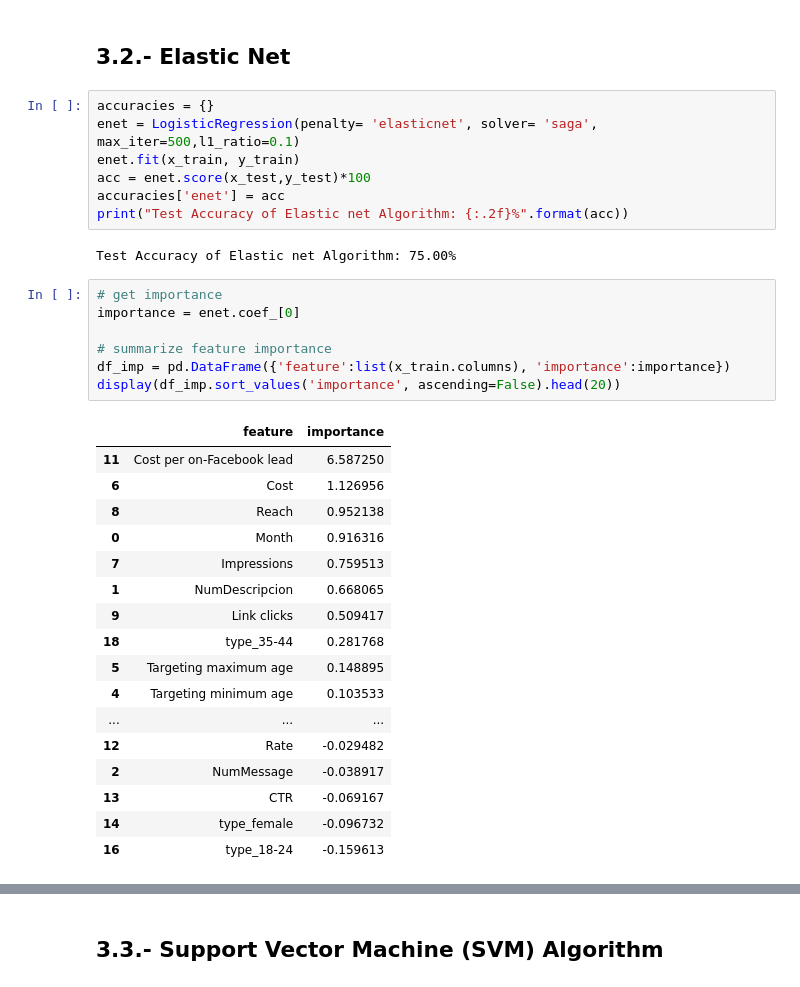
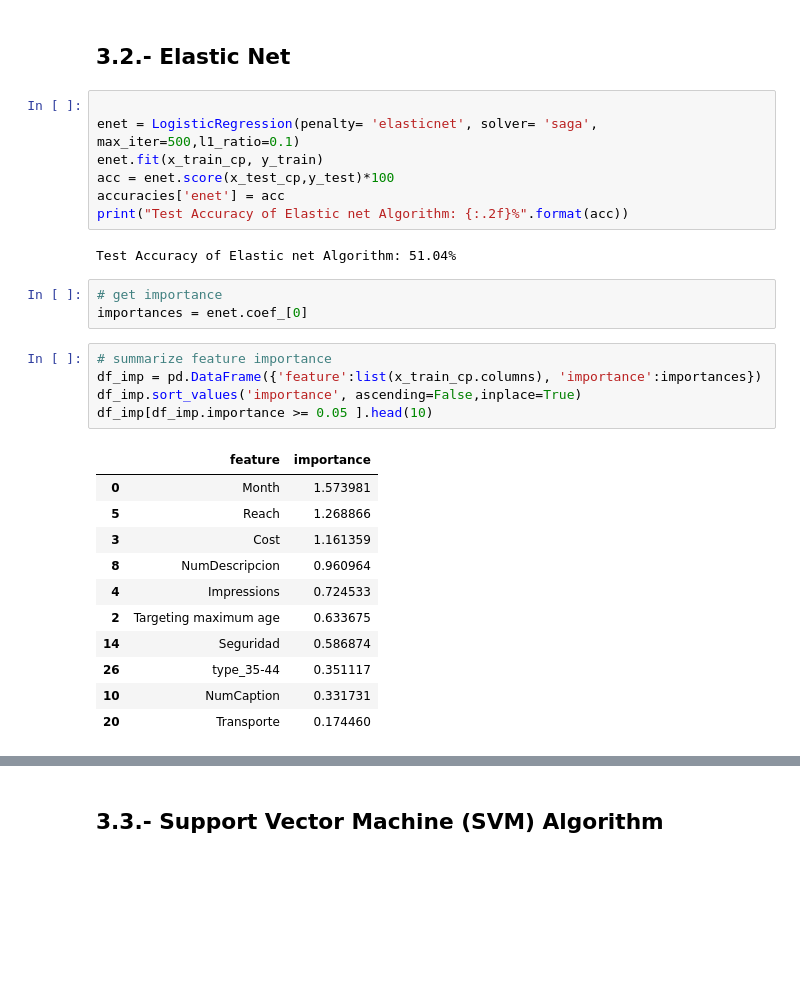
Before and after one commit to cvillarr123/marketingKPI, a Jupyter notebook: CLASIFICACION.ipynb, the cells around one changed output, grey strips where cells are left out. Drawn from its saved outputs; the diff is of its cells as text; blank space fills up the shorter version.

```diff
--- a/CLASIFICACION.ipynb
+++ b/CLASIFICACION.ipynb
@@ -1072,38 +1048,33 @@ Plot of a ROC
 # %% [markdown]
 ## 3.2.- Elastic Net
 # %%
-accuracies = {}
+
 enet = LogisticRegression(penalty= 'elasticnet', solver= 'saga', max_iter=500,l1_ratio=0.1)
-enet.fit(x_train, y_train)
-acc = enet.score(x_test,y_test)*100
+enet.fit(x_train_cp, y_train)
+acc = enet.score(x_test_cp,y_test)*100
 accuracies['enet'] = acc
 print("Test Accuracy of Elastic net Algorithm: {:.2f}%".format(acc))
 # %% [output]
-Test Accuracy of Elastic net Algorithm: 75.00%
+Test Accuracy of Elastic net Algorithm: 51.04%
+# %%
+# get importance
+importances = enet.coef_[0]
 # %%
-# get importance
-importance = enet.coef_[0]
-
 # summarize feature importance
-df_imp = pd.DataFrame({'feature':list(x_train.columns), 'importance':importance})
-display(df_imp.sort_values('importance', ascending=False).head(20))
+df_imp = pd.DataFrame({'feature':list(x_train_cp.columns), 'importance':importances})
+df_imp.sort_values('importance', ascending=False,inplace=True)
+df_imp[df_imp.importance >= 0.05 ].head(10)
 # %% [output]
 |  | feature | importance |
-| 11 | Cost per on-Facebook lead | 6.587250 |
-| 6 | Cost | 1.126956 |
-| 8 | Reach | 0.952138 |
-| 0 | Month | 0.916316 |
-| 7 | Impressions | 0.759513 |
-| 1 | NumDescripcion | 0.668065 |
-| 9 | Link clicks | 0.509417 |
-| 18 | type_35-44 | 0.281768 |
-| 5 | Targeting maximum age | 0.148895 |
-| 4 | Targeting minimum age | 0.103533 |
-| ... | ... | ... |
-| 12 | Rate | -0.029482 |
-| 2 | NumMessage | -0.038917 |
-| 13 | CTR | -0.069167 |
-| 14 | type_female | -0.096732 |
-| 16 | type_18-24 | -0.159613 |
+| 0 | Month | 1.573981 |
+| 5 | Reach | 1.268866 |
+| 3 | Cost | 1.161359 |
+| 8 | NumDescripcion | 0.960964 |
+| 4 | Impressions | 0.724533 |
+| 2 | Targeting maximum age | 0.633675 |
+| 14 | Seguridad | 0.586874 |
+| 26 | type_35-44 | 0.351117 |
+| 10 | NumCaption | 0.331731 |
+| 20 | Transporte | 0.174460 |
 # %%
 # plot feature importance
```
Also changed, not shown: parts of 65 cells of this notebook.
